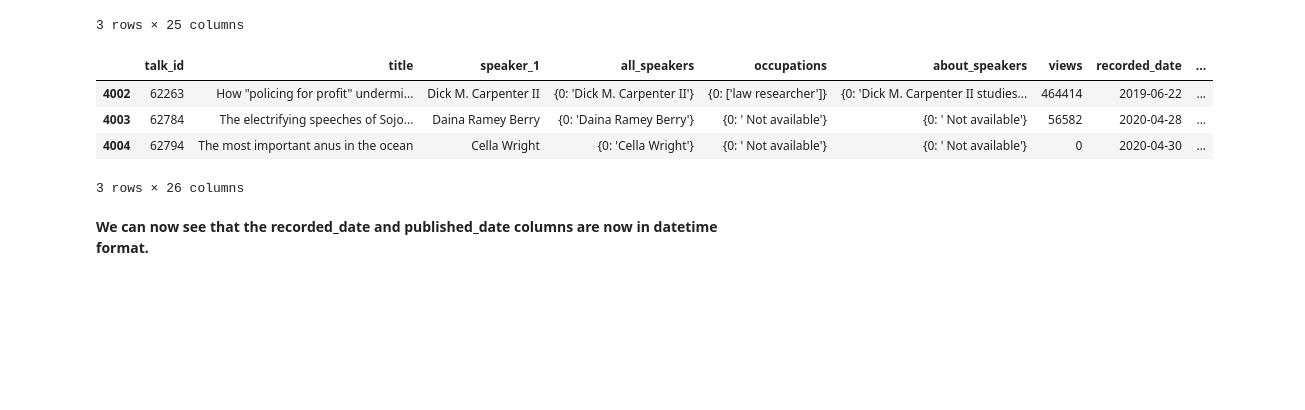
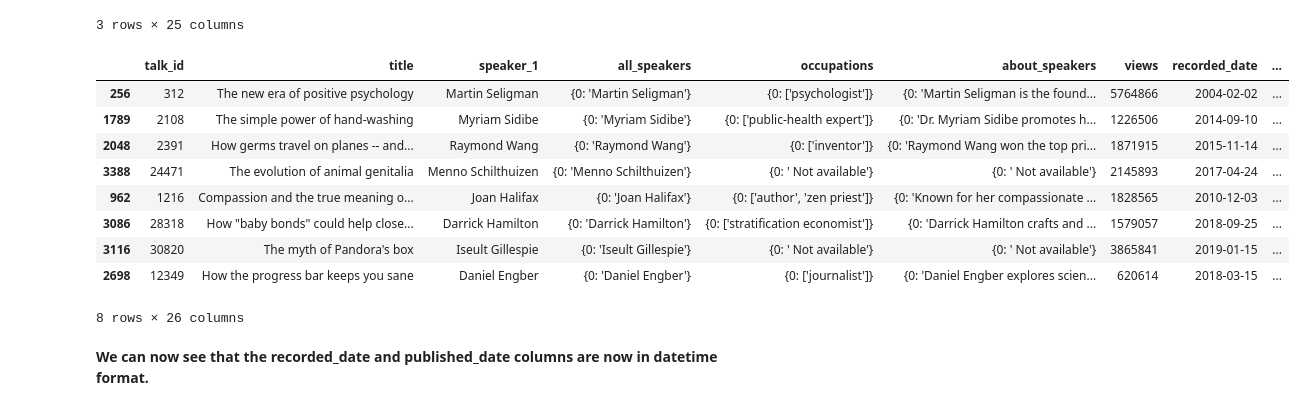
Before and after one commit to paulsoumyadip/ted_talk_views_prediction, a Jupyter notebook: Ted_Talks_Views_Prediction_Regression_Capstone_.ipynb, the cells around one changed output. Saved outputs shown, nothing was run; the diff lists cells and outputs as text; code cells hidden in the pictures; blank space fills up the shorter version.

```diff
--- a/Ted_Talks_Views_Prediction_Regression_Capstone_.ipynb
+++ b/Ted_Talks_Views_Prediction_Regression_Capstone_.ipynb
@@ -306,13 +304,18 @@ tedtalk_df.tail(3)
 # %%
 #Creating a daily average views section
 tedtalk_df['avg_daily_views'] = tedtalk_df['views'] / tedtalk_df['video_age_day']
-tedtalk_df.tail(3)
+tedtalk_df.sample(8)
 # %% [output]
 |  | talk_id | title | speaker_1 | all_speakers | occupations | about_speakers | views | recorded_date | ... |
-| 4002 | 62263 | How "policing for profit" undermi... | Dick M. Carpenter II | {0: 'Dick M. Carpenter II'} | {0: ['law researcher']} | {0: 'Dick M. Carpenter II studies... | 464414 | 2019-06-22 | ... |
-| 4003 | 62784 | The electrifying speeches of Sojo... | Daina Ramey Berry | {0: 'Daina Ramey Berry'} | {0: ' Not available'} | {0: ' Not available'} | 56582 | 2020-04-28 | ... |
-| 4004 | 62794 | The most important anus in the ocean | Cella Wright | {0: 'Cella Wright'} | {0: ' Not available'} | {0: ' Not available'} | 0 | 2020-04-30 | ... |
+| 256 | 312 | The new era of positive psychology | Martin Seligman | {0: 'Martin Seligman'} | {0: ['psychologist']} | {0: 'Martin Seligman is the found... | 5764866 | 2004-02-02 | ... |
+| 1789 | 2108 | The simple power of hand-washing | Myriam Sidibe | {0: 'Myriam Sidibe'} | {0: ['public-health expert']} | {0: 'Dr. Myriam Sidibe promotes h... | 1226506 | 2014-09-10 | ... |
+| 2048 | 2391 | How germs travel on planes -- and... | Raymond Wang | {0: 'Raymond Wang'} | {0: ['inventor']} | {0: 'Raymond Wang won the top pri... | 1871915 | 2015-11-14 | ... |
+| 3388 | 24471 | The evolution of animal genitalia | Menno Schilthuizen | {0: 'Menno Schilthuizen'} | {0: ' Not available'} | {0: ' Not available'} | 2145893 | 2017-04-24 | ... |
+| 962 | 1216 | Compassion and the true meaning o... | Joan Halifax | {0: 'Joan Halifax'} | {0: ['author', 'zen priest']} | {0: 'Known for her compassionate ... | 1828565 | 2010-12-03 | ... |
+| 3086 | 28318 | How "baby bonds" could help close... | Darrick Hamilton | {0: 'Darrick Hamilton'} | {0: ['stratification economist']} | {0: 'Darrick Hamilton crafts and ... | 1579057 | 2018-09-25 | ... |
+| 3116 | 30820 | The myth of Pandora's box | Iseult Gillespie | {0: 'Iseult Gillespie'} | {0: ' Not available'} | {0: ' Not available'} | 3865841 | 2019-01-15 | ... |
+| 2698 | 12349 | How the progress bar keeps you sane | Daniel Engber | {0: 'Daniel Engber'} | {0: ['journalist']} | {0: 'Daniel Engber explores scien... | 620614 | 2018-03-15 | ... |
-3 rows × 26 columns
+8 rows × 26 columns
 # %% [markdown]
 **We can now see that the recorded_date and published_date columns are now in datetime format.**
 # %% [markdown]
```
Also changed, not shown: parts of 7 cells of this notebook.
